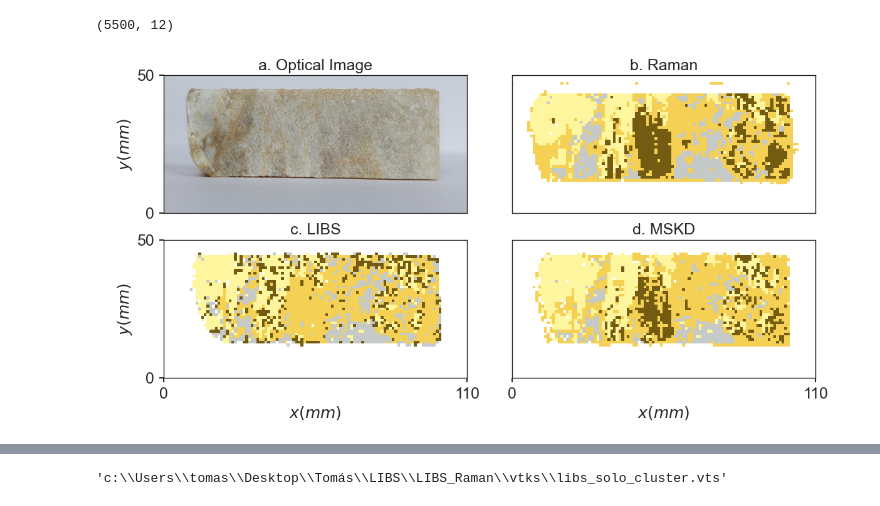
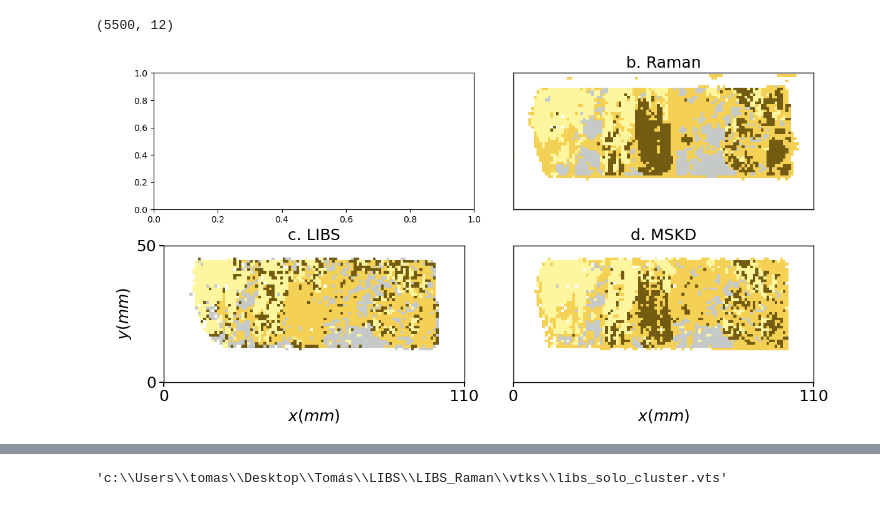
Before and after one commit to tomasjmlopes/Spectral_repo, a Jupyter notebook: Collaborative/multimodal_libs_raman.ipynb, the cells around one changed output, grey strips where cells are left out. Cells and saved outputs as stored; diff of their text form; code cells hidden in the pictures.

```diff
--- a/Collaborative/multimodal_libs_raman.ipynb
+++ b/Collaborative/multimodal_libs_raman.ipynb
@@ -50,7 +50,7 @@ def Raman_data_loader(filename):
 
     return spectral_signal, wavelengths, exp_properties
 # %%
-filename = "D:/Data/Data_Raman/Rocks/2023913_1110.h5"
+filename = "F:/Data/Data_Raman/Rocks/2023913_1110.h5"
 spectrum_raman, wavelengths_raman, exp_properties = Raman_data_loader(filename)
 # %%
 from scipy import sparse
@@ -469,7 +464,7 @@ def read_data_map(file):
     hf.close()
     return spectrums, wavelengths, positions, unique_x, unique_y
 # %%
-file = r"D:/Data/Data_LIBS/mineral_identification_samples/PetalideEspodumena_ADG-2-40-8_map"
+file = r"F:/Data/Data_LIBS/mineral_identification_samples/PetalideEspodumena_ADG-2-40-8_map"
 spectrum, wavelengths, positions, unique_x, unique_y = read_data_map(file)
 # %% [output]
 (50, 110, 16384)
@@ -961,20 +970,20 @@ for color, cluster in zip(colors, mineral):
 
 # fig.suptitle(f'Accuracy is: {accuracy:.1f}%', fontsize = 20)
 axs = ax[0, 0]
-setp(axs.spines.values(), linewidth=1, color = 'k')
-axs.imshow(rock_image, extent = (0, 110, 50, 0))
-# im = axs.imshow(spectrum[:, :, find_wavelength_index(wn, wavelengths)], interpolation = 'gaussian', alpha = 0.55*np.abs(spectrum[:, :, find_wavelength_index(wn, wavelengths)]/np.max(spectrum[:, :, find_wavelength_index(wn, wavelengths)])))
-axs.set_title('a. Optical Image', size = 18)
-axs.grid(False)
-# axs.set_xlabel(r'$x (mm)$',fontsize = 18)
-axs.set_ylabel(r'$y (mm)$',fontsize = 18)
-axs.set_xticks([])
-# axs.set_xticklabels([0, 110], fontsize=18)
-axs.set_yticks([0, 50])
-axs.set_yticklabels([50, 0], fontsize=18)
-axs.tick_params(
-            bottom=True, top=False,
-            left=True, right=False, length = 5, width = 1.5)
+# setp(axs.spines.values(), linewidth=1, color = 'k')
+# axs.imshow(rock_image, extent = (0, 110, 50, 0))
+# # im = axs.imshow(spectrum[:, :, find_wavelength_index(wn, wavelengths)], interpolation = 'gaussian', alpha = 0.55*np.abs(spectrum[:, :, find_wavelength_index(wn, wavelengths)]/np.max(spectrum[:, :, find_wavelength_index(wn, wavelengths)])))
+# axs.set_title('a. Optical Image', size = 18)
+# axs.grid(False)
+# # axs.set_xlabel(r'$x (mm)$',fontsize = 18)
+# axs.set_ylabel(r'$y (mm)$',fontsize = 18)
+# axs.set_xticks([])
+# # axs.set_xticklabels([0, 110], fontsize=18)
+# axs.set_yticks([0, 50])
+# axs.set_yticklabels([50, 0], fontsize=18)
+# axs.tick_params(
+#             bottom=True, top=False,
+#             left=True, right=False, length = 5, width = 1.5)
 
 axs = ax[0, 1]
 setp(axs.spines.values(), linewidth=1, color = 'k')
@@ -1020,31 +1029,31 @@ axs.set_xticks([0,110])
 axs.set_xticklabels([0, 110], fontsize = 18)
 axs.set_yticks([0, 50])
 axs.set_yticklabels([0, 50], fontsize = 18)
 axs.set_xlim(0, 110)
 axs.set_ylim(50, 0)
 
 
 axs.tick_params(
             bottom=True, top=False,
             left=True, right=False, length = 5, width = 1.5)
 
 axs = ax[1, 1]
 setp(axs.spines.values(), linewidth=1, color = 'k')
 axs.imshow(pls_da.reshape(spectrum.shape[0], spectrum.shape[1]), cmap = cmp2, interpolation = 'nearest')
 axs.set_title('d. MSKD', fontsize = 18)
 axs.grid(False)
 axs.set_xlabel(r'$x(mm)$',fontsize = 18)
 # axs.set_ylabel(r'$y(mm)$',fontsize = 18)
 axs.set_xticks([0,110])
 axs.set_xticklabels([0, 110], fontsize = 18)
 axs.set_yticks([])
 axs.set_xlim(0, 110)
 axs.set_ylim(50, 0)
 axs.tick_params(
             bottom=True, top=False,
             left=True, right=False, length = 5, width = 1.5)
 
 fig.tight_layout()
 # savefig('C:/Users/tomas/Desktop/results_clustering_lr1.jpg', dpi = 300, bbox_inches = 'tight')
 # %% [output]
-[figure, old version]
+[figure, new version]
```
Also changed, not shown: parts of 14 cells of this notebook, 8 other files.
